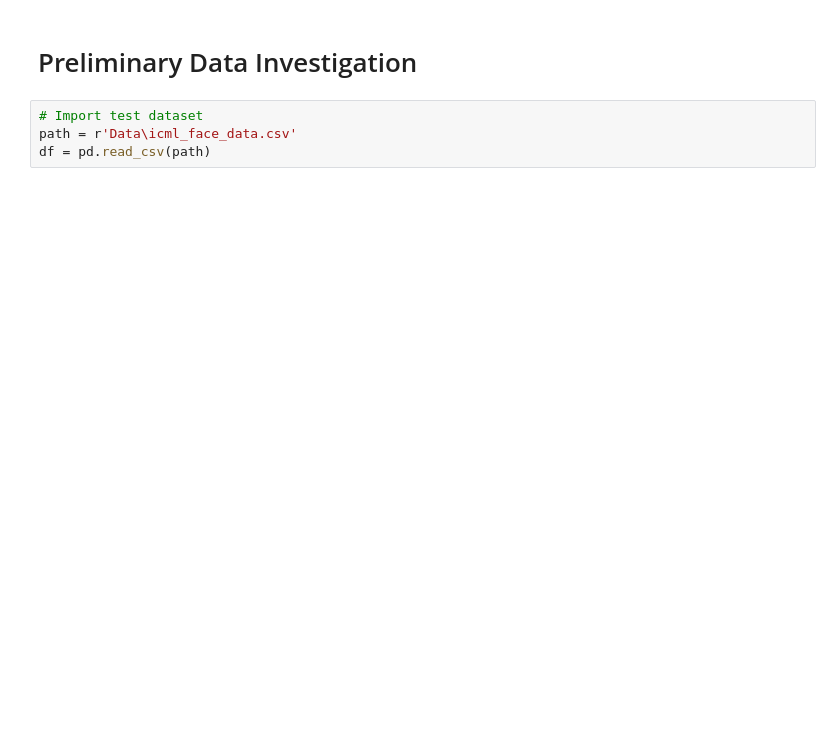
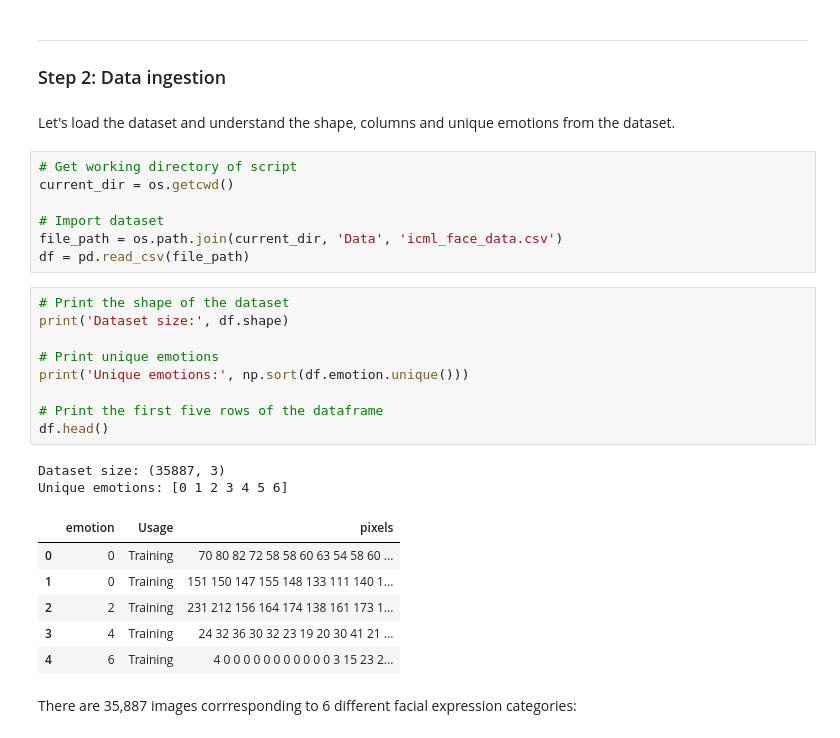
Before and after one commit to DrZubi/Expressions-Decoded, a Jupyter notebook: main.ipynb, the cells around one changed output. Drawn from its saved outputs; the diff is of its cells as text; blank space fills up the shorter version.

```diff
--- a/main.ipynb
+++ b/main.ipynb
@@ -39,9 +62,35 @@ importing Jupyter notebook from camera_feed.ipynb
 # %% [markdown]
-# Preliminary Data Investigation
+---
+### Step 2: Data ingestion
+# %% [markdown]
+Let's load the dataset and understand the shape, columns and unique emotions from the dataset.
 # %%
-# Import test dataset
-path = r'Data\icml_face_data.csv'
-df = pd.read_csv(path)
+# Get working directory of script
+current_dir = os.getcwd()
+
+# Import dataset
+file_path = os.path.join(current_dir, 'Data', 'icml_face_data.csv')
+df = pd.read_csv(file_path)
+# %%
+# Print the shape of the dataset
+print('Dataset size:', df.shape)
+
+# Print unique emotions
+print('Unique emotions:', np.sort(df.emotion.unique()))
+
+# Print the first five rows of the dataframe
+df.head()
+# %% [output]
+Dataset size: (35887, 3)
+Unique emotions: [0 1 2 3 4 5 6]
+|  | emotion | Usage | pixels |
+| 0 | 0 | Training | 70 80 82 72 58 58 60 63 54 58 60 ... |
+| 1 | 0 | Training | 151 150 147 155 148 133 111 140 1... |
+| 2 | 2 | Training | 231 212 156 164 174 138 161 173 1... |
+| 3 | 4 | Training | 24 32 36 30 32 23 19 20 30 41 21 ... |
+| 4 | 6 | Training | 4 0 0 0 0 0 0 0 0 0 0 0 3 15 23 2... |
+# %% [markdown]
+There are 35,887 images corrresponding to 6 different facial expression categories:
 # %%
 # Column name corrections
 df.columns = df.columns.str.lower().str.replace(' ', '')
```
Also changed, not shown: parts of 40 cells of this notebook, 3 other files.
